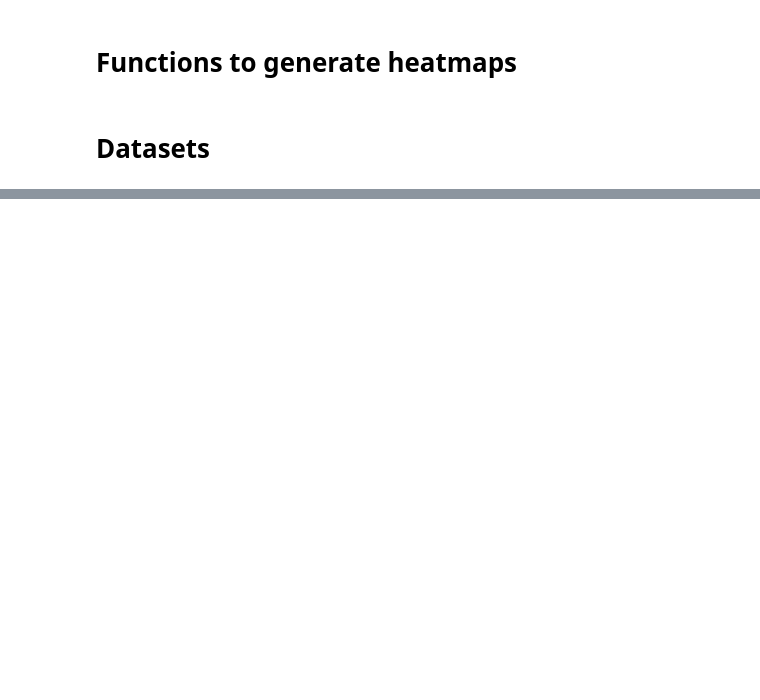
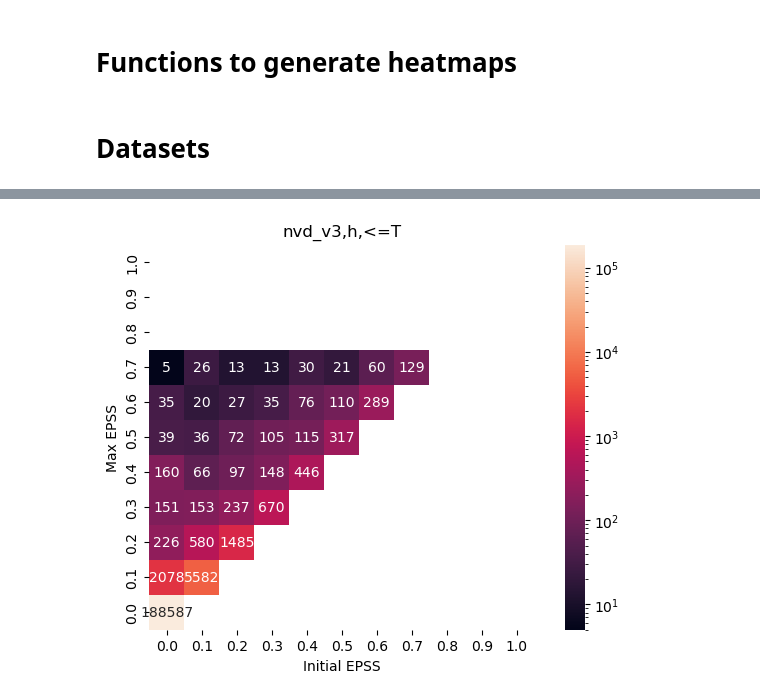
Before and after one commit to dravalico/EPSS-Project, a Jupyter notebook: 2_heatmaps.ipynb, the cells around one changed output, grey strips where cells are left out. Drawn from its saved outputs; the diff is of its cells as text; code cells hidden in the pictures; blank space fills up the shorter version.

```diff
--- a/2_heatmaps.ipynb
+++ b/2_heatmaps.ipynb
@@ -88,0 +110,4 @@ df_kev_current = df_dataset[df_dataset['cve'].isin(cve_kev) & df_dataset['cve'].
+# %%
+heatmap_initial_vs_max_epss(df_lowest_epss_historical, 'nvd_v3,h,<=T')
+# %% [output]
+[figure, added]
```
Also changed, not shown: parts of 32 cells of this notebook.
